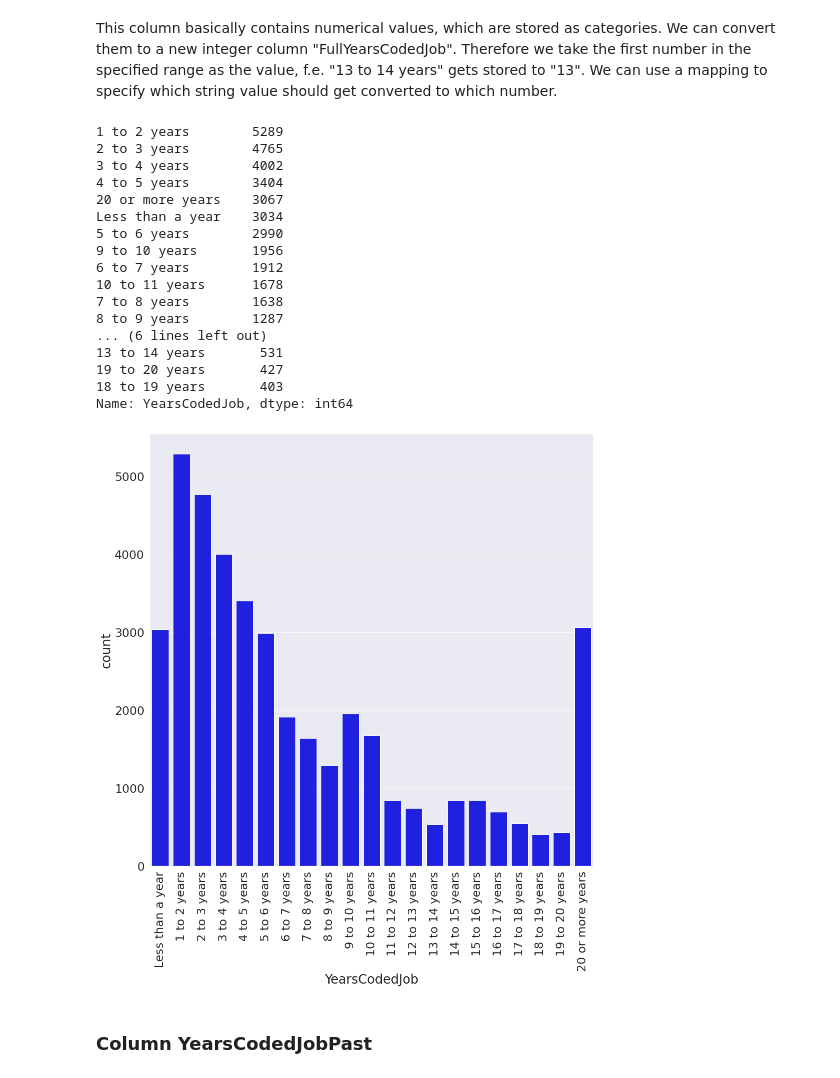
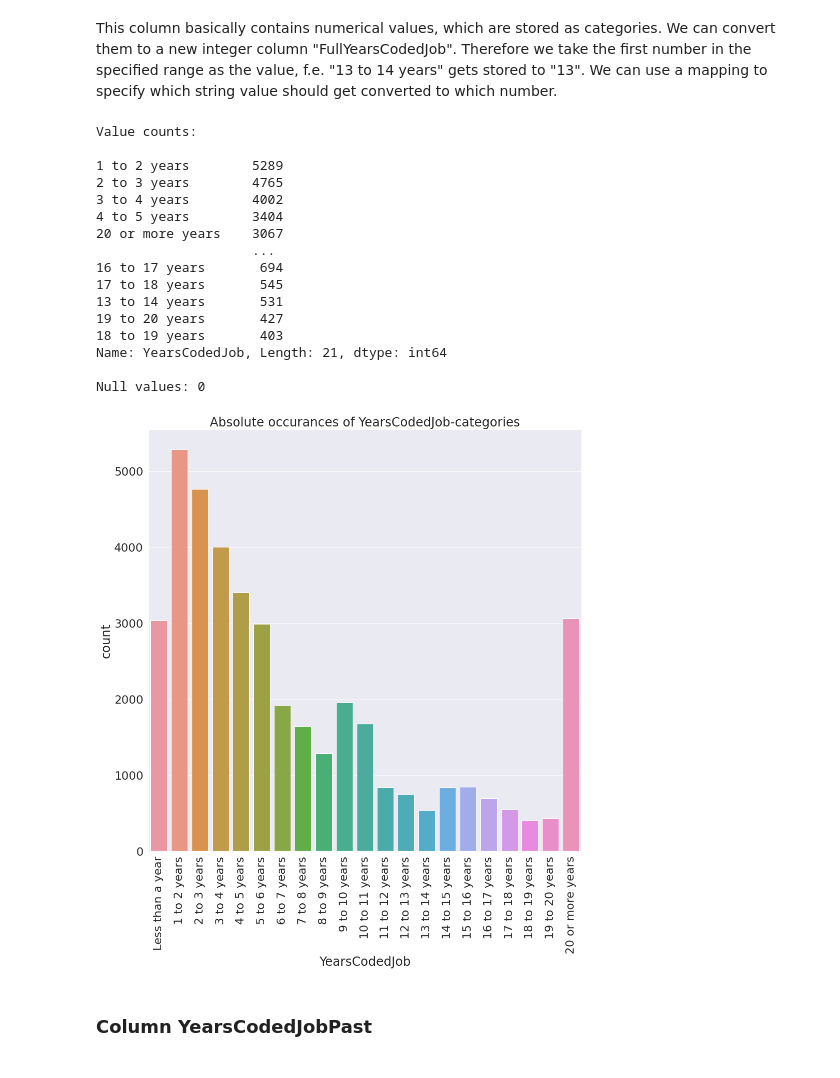
Before and after one commit to Martin-1997/remote_work_analysis, a Jupyter notebook: data_analysis.ipynb, the cells around one changed output. Saved outputs shown, nothing was run; the diff lists cells and outputs as text; code cells hidden in the pictures.

Commit message:
Added function for plotting and column analysis with documentation strings

```diff
--- a/data_analysis.ipynb
+++ b/data_analysis.ipynb
@@ -264,10 +283,31 @@ Name: HomeRemote, dtype: int64
 # %%
 # ... create a bar chart to visualize the frequency of the categories
-sns.set_palette("Set1")
-plot = sns.countplot(x = df_working["HomeRemote"], order = homeRemote_cat_strings) #  color='blue',
-plot.set_title('Absolute occurances of HomeRemote-categories')
-# Set the order manually by providing the string list of the categories
-dummy_var = plot.set_xticklabels(labels = homeRemote_cat_strings, rotation=90)
+def bar_plot_cats(column, title, cat_labels=None, hue = None):
+  """
+  This function plots a bar chart showing the occurances of certain categories in a categorical column.
+
+  Arguments:
+    column: A Pandas dataframe column or a Pandas series
+    title: A title which is going to printed above the chart
+    cat_labels: A string list of the category labels in the desired sequence - Can be empty, in this case the default order is used
+    hue: If the column is part of a dataframe, a hue column from that same dataframe can be specified - Can be empty, in this case no hue is applied
+
+  Returns:
+    None
+
+  """
+  sns.set_palette("Set1")
+  plot = sns.countplot(x = column, order = cat_labels, hue=hue) #  color='blue',
+  plot.set_title(title)
+  # Set the order manually by providing the string list of the categories
+  if cat_labels != None:
+    dummy_var = plot.set_xticklabels(labels = cat_labels, rotation=90)
+
+
+bar_plot_cats(title = 'Absolute occurances of HomeRemote-categories',
+  cat_labels   = homeRemote_cat_strings,
+  column = df_working["HomeRemote"]
+)
 # %% [output]
 [figure]
 # %%
@@ -412,31 +436,32 @@ YearsCodedJob_cats = CategoricalDtype(categories = YearsCodedJob_cat_strings, or
 # Converting a column to the "category" datatype
 df_working["YearsCodedJob"] = df_working["YearsCodedJob"].astype(YearsCodedJob_cats)
 # %%
-df_working["YearsCodedJob"].value_counts()
+analyze_column(df_working["YearsCodedJob"])
 # %% [output]
+Value counts:
+
 1 to 2 years        5289
 2 to 3 years        4765
 3 to 4 years        4002
 4 to 5 years        3404
 20 or more years    3067
-Less than a year    3034
-5 to 6 years        2990
-9 to 10 years       1956
-6 to 7 years        1912
-10 to 11 years      1678
-7 to 8 years        1638
-8 to 9 years        1287
-... (6 lines left out)
+                    ...
+16 to 17 years       694
+17 to 18 years       545
 13 to 14 years       531
 19 to 20 years       427
 18 to 19 years       403
-Name: YearsCodedJob, dtype: int64
+Name: YearsCodedJob, Length: 21, dtype: int64
+
+Null values: 0
 # %%
 # As earlier, we can create a bar chart to visualize the frequency of the categories
-plot = sns.countplot(x = df_working["YearsCodedJob"],  color='blue', order = YearsCodedJob_cat_strings)
-dummy_variable = plot.set_xticklabels(labels = plot.get_xticklabels(), rotation=90)
+bar_plot_cats(title = 'Absolute occurances of YearsCodedJob-categories',
+  cat_labels   = YearsCodedJob_cat_strings,
+  column = df_working["YearsCodedJob"]
+)
 # %% [output]
-[figure, old version]
+[figure, new version]
 # %% [markdown]
 ### Column YearsCodedJobPast
 # %% [markdown]
```
Also changed, not shown: parts of 25 cells of this notebook.
